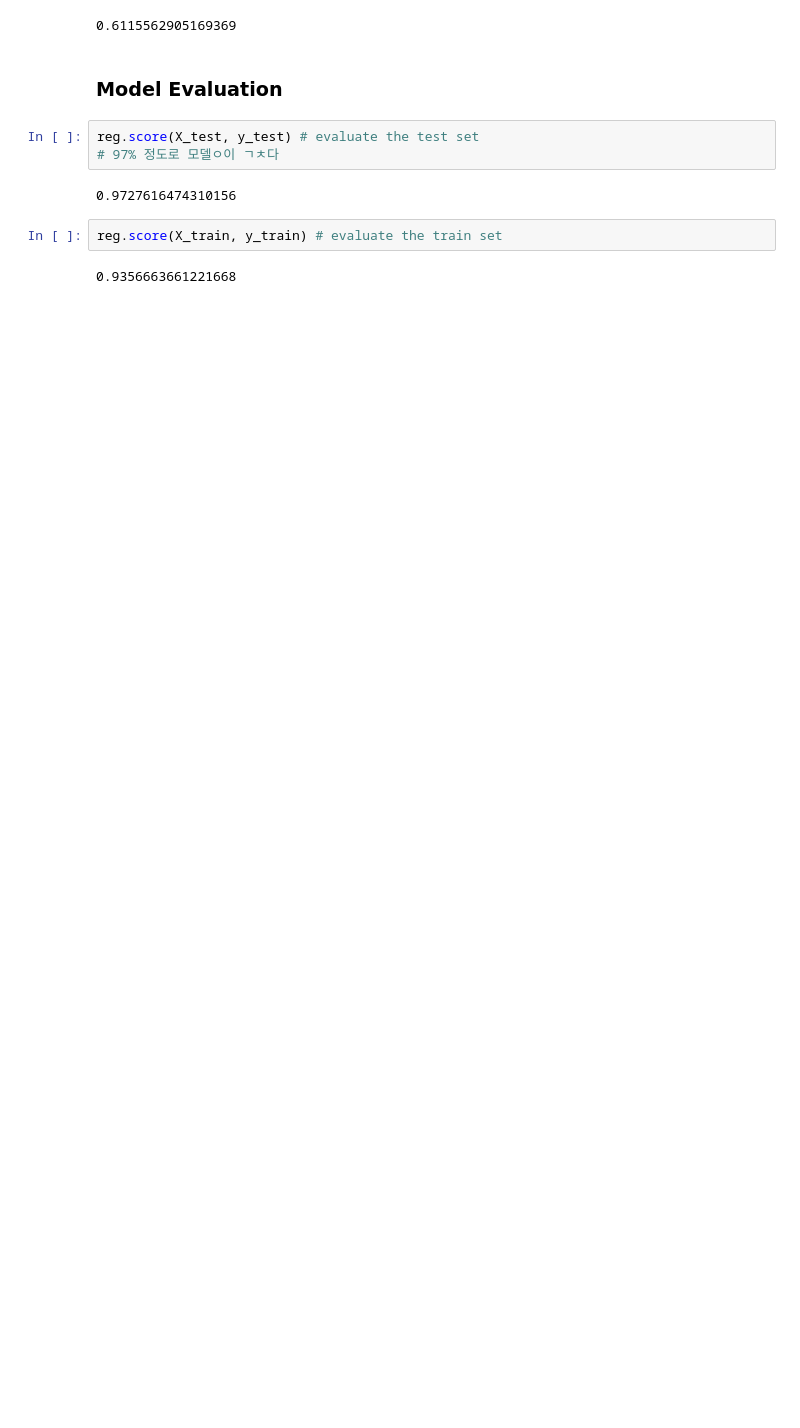
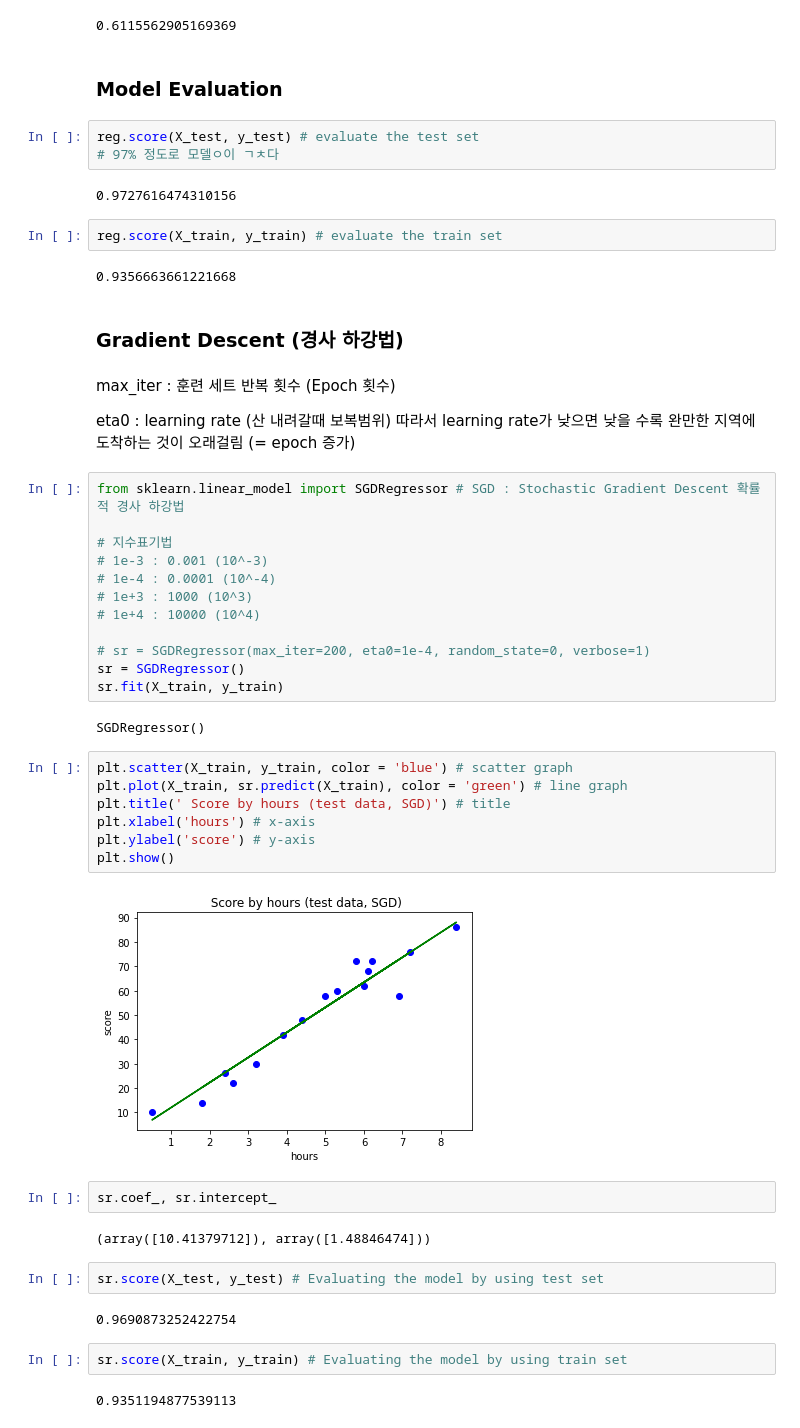
Before and after one commit to meeso0219/MilitaryProjects, a Jupyter notebook: PythonMLProjects/SciKitLearn/01. Linear Regression.ipynb, the cells around one changed output. Saved outputs shown, nothing was run; the diff lists cells and outputs as text; blank space fills up the shorter version.

Commit message:
Feat: Added Gradient Descent

```diff
--- a/PythonMLProjects/SciKitLearn/01. Linear Regression.ipynb
+++ b/PythonMLProjects/SciKitLearn/01. Linear Regression.ipynb
@@ -242,3 +242,44 @@ reg.score(X_test, y_test) # evaluate the test set
 reg.score(X_train, y_train) # evaluate the train set
 # %% [output]
 0.9356663661221668
+# %% [markdown]
+### Gradient Descent (경사 하강법)
+# %% [markdown]
+max_iter : 훈련 세트 반복 횟수 (Epoch 횟수)
+
+eta0 : learning rate (산 내려갈때 보복범위) 따라서 learning rate가 낮으면 낮을 수록 완만한 지역에 도착하는 것이 오래걸림 (= epoch 증가)
+# %%
+from sklearn.linear_model import SGDRegressor # SGD : Stochastic Gradient Descent 확률적 경사 하강법
+
+# 지수표기법
+# 1e-3 : 0.001 (10^-3)
+# 1e-4 : 0.0001 (10^-4)
+# 1e+3 : 1000 (10^3)
+# 1e+4 : 10000 (10^4)
+
+# sr = SGDRegressor(max_iter=200, eta0=1e-4, random_state=0, verbose=1)
+sr = SGDRegressor()
+sr.fit(X_train, y_train)
+# %% [output]
+SGDRegressor()
+# %%
+plt.scatter(X_train, y_train, color = 'blue') # scatter graph
+plt.plot(X_train, sr.predict(X_train), color = 'green') # line graph
+plt.title(' Score by hours (test data, SGD)') # title
+plt.xlabel('hours') # x-axis
+plt.ylabel('score') # y-axis
+plt.show()
+# %% [output]
+[figure, added]
+# %%
+sr.coef_, sr.intercept_
+# %% [output]
+(array([10.41379712]), array([1.48846474]))
+# %%
+sr.score(X_test, y_test) # Evaluating the model by using test set
+# %% [output]
+0.9690873252422754
+# %%
+sr.score(X_train, y_train) # Evaluating the model by using train set
+# %% [output]
+0.9351194877539113
```
